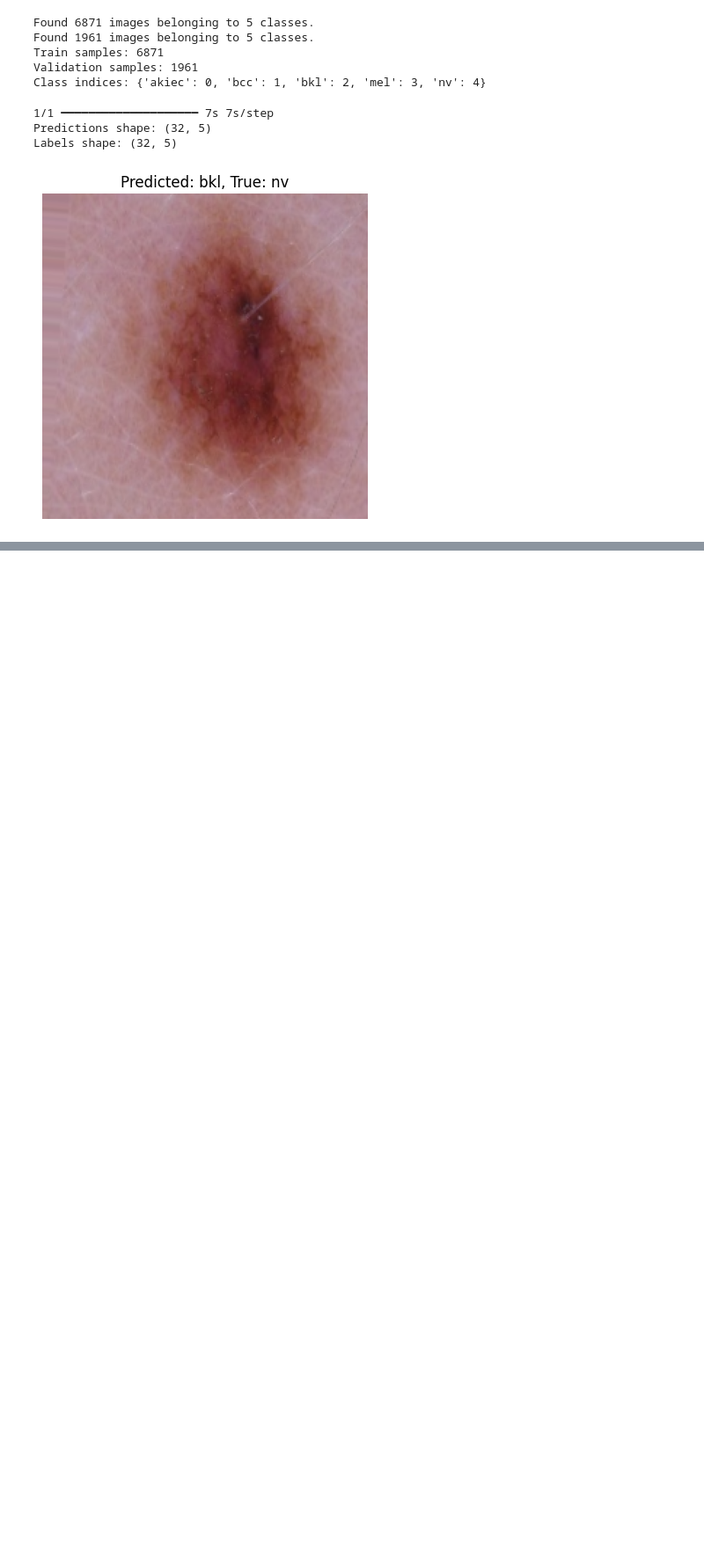
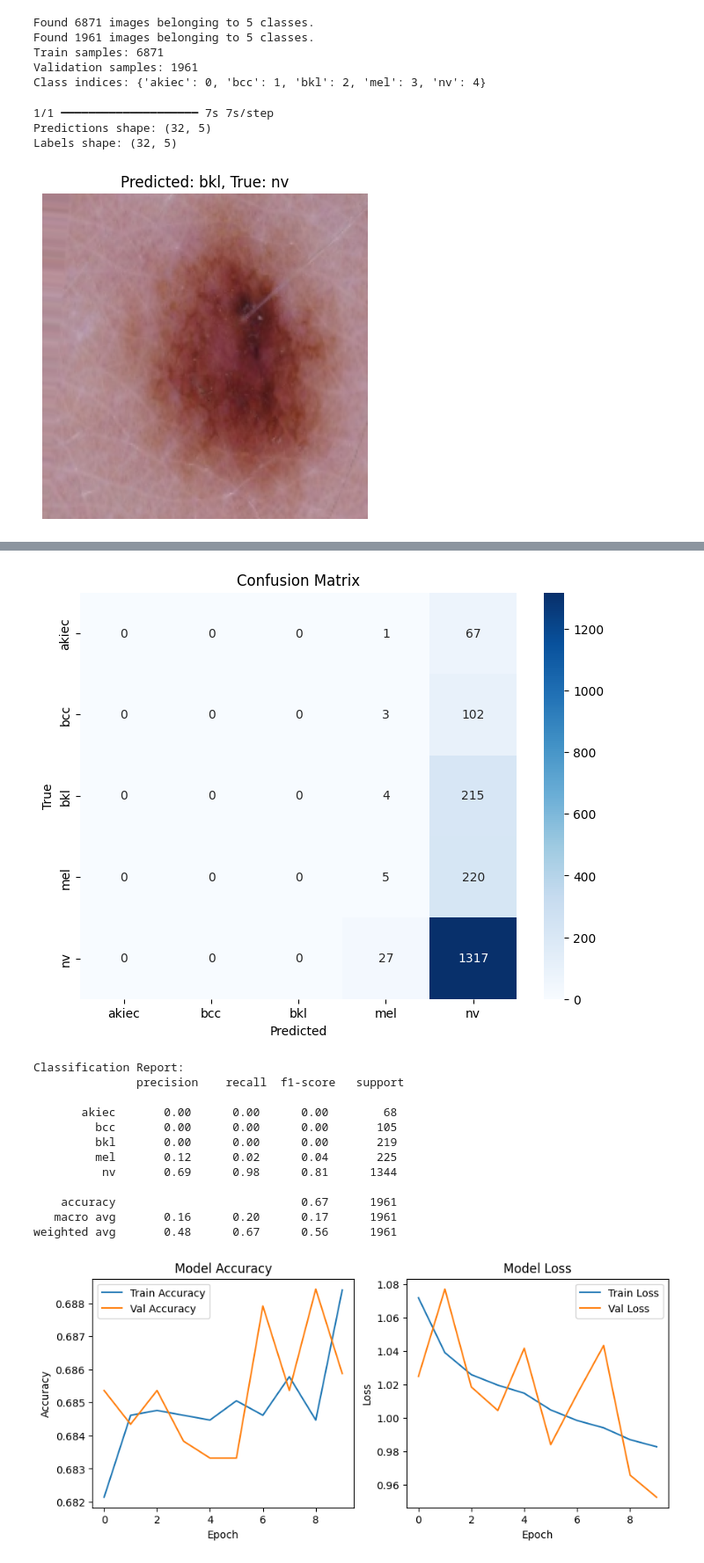
Before and after one commit to dmishra32/DAISY, a Jupyter notebook: notebooks/model_design.ipynb, the cells around one changed output, grey strips where cells are left out. Shown at 88% size. Cells and saved outputs as stored; diff of their text form; code cells hidden in the pictures; blank space fills up the shorter version.

Commit message:
Updated with dataset and model details

```diff
--- a/notebooks/model_design.ipynb
+++ b/notebooks/model_design.ipynb
@@ -272,0 +412,50 @@ plt.show()
+# %%
+from sklearn.metrics import confusion_matrix, classification_report
+import seaborn as sns
+import matplotlib.pyplot as plt
+import numpy as np
+
+# Reset validation generator
+val_generator.reset()
+preds = model.predict(val_generator)
+pred_labels = np.argmax(preds, axis=1)
+true_labels = val_generator.classes
+
+# Confusion matrix
+class_names = ['akiec', 'bcc', 'bkl', 'mel', 'nv']
+cm = confusion_matrix(true_labels, pred_labels)
+plt.figure(figsize=(8, 6))
+sns.heatmap(cm, annot=True, fmt='d', cmap='Blues', xticklabels=class_names, yticklabels=class_names)
+plt.title('Confusion Matrix')
+plt.xlabel('Predicted')
+plt.ylabel('True')
+plt.savefig('/content/drive/MyDrive/DAISY-Project/docs/confusion_matrix.png')
+plt.show()
+
+# Classification report
+report = classification_report(true_labels, pred_labels, target_names=class_names)
+print("Classification Report:\n", report)
+
+# Save report
+with open('/content/drive/MyDrive/DAISY-Project/docs/classification_report.txt', 'w') as f:
+    f.write(report)
+
+# Plot training curves (if not done)
+plt.figure(figsize=(10, 4))
+plt.subplot(1, 2, 1)
+plt.plot(history.history['accuracy'], label='Train Accuracy')
+plt.plot(history.history['val_accuracy'], label='Val Accuracy')
+plt.title('Model Accuracy')
+plt.xlabel('Epoch')
+plt.ylabel('Accuracy')
+plt.legend()
+plt.subplot(1, 2, 2)
+plt.plot(history.history['loss'], label='Train Loss')
+plt.plot(history.history['val_loss'], label='Val Loss')
+plt.title('Model Loss')
+plt.xlabel('Epoch')
+plt.ylabel('Loss')
+plt.legend()
+plt.savefig('/content/drive/MyDrive/DAISY-Project/docs/training_curves.png')
+plt.show()
+# %% [output]
@@ -272,0 +463,14 @@ plt.show()
+[figure, added]
+Classification Report:
+               precision    recall  f1-score   support
+
+       akiec       0.00      0.00      0.00        68
+         bcc       0.00      0.00      0.00       105
+         bkl       0.00      0.00      0.00       219
+         mel       0.12      0.02      0.04       225
+          nv       0.69      0.98      0.81      1344
+
+    accuracy                           0.67      1961
+   macro avg       0.16      0.20      0.17      1961
+weighted avg       0.48      0.67      0.56      1961
+[figure, added]
```
Also changed, not shown: parts of 12 cells of this notebook.
